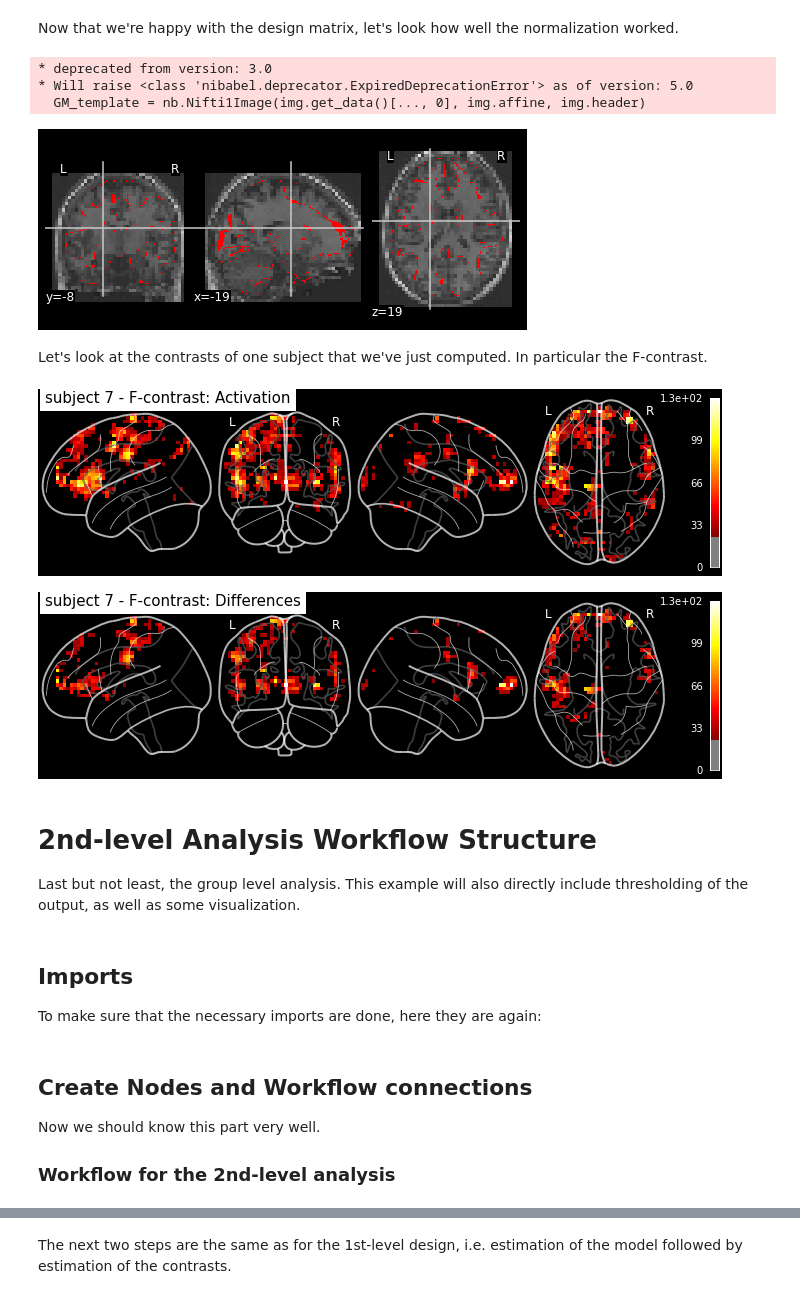
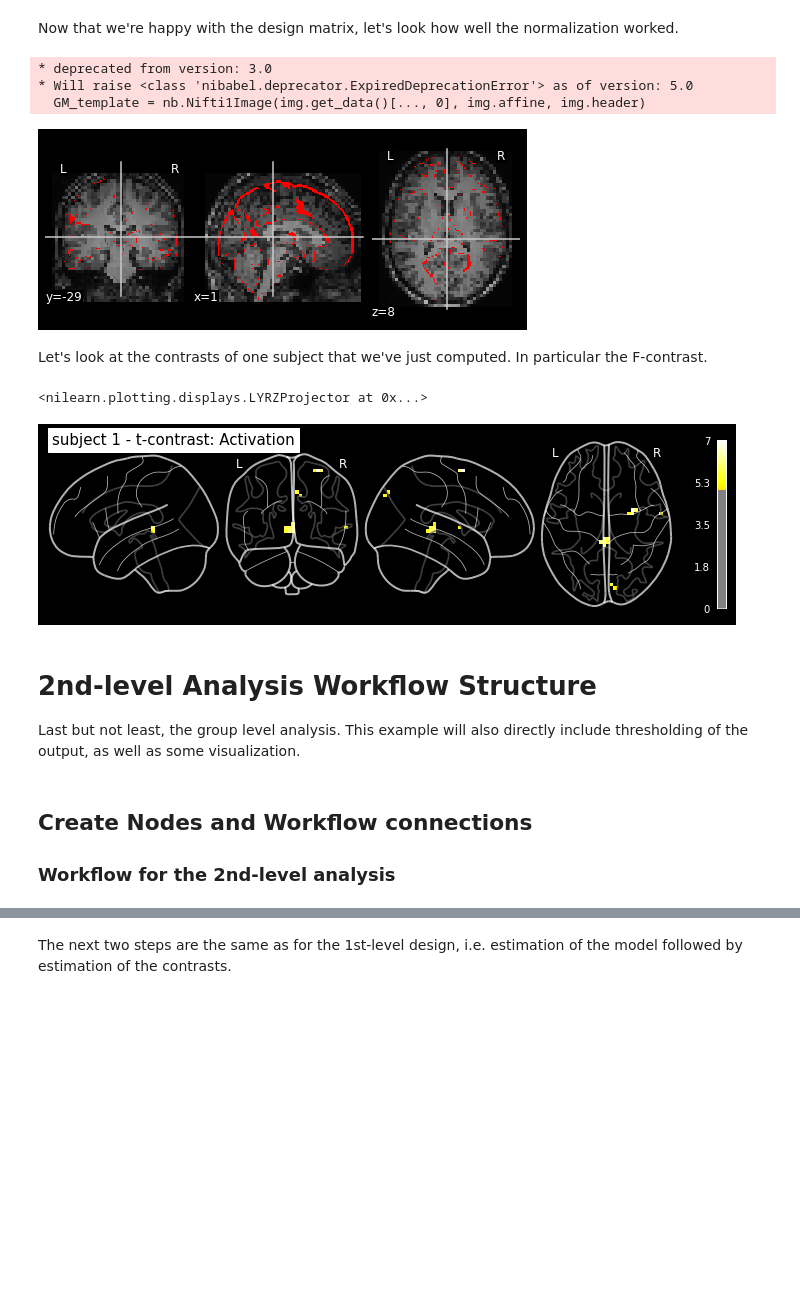
Before and after one commit to siyunb/Mount_Code, a Jupyter notebook: Visual_search_task/Individual_analysis.ipynb, the cells around one changed output, grey strips where cells are left out. Saved outputs shown, nothing was run; the diff lists cells and outputs as text; code cells hidden in the pictures; blank space fills up the shorter version.

```diff
--- a/Visual_search_task/Individual_analysis.ipynb
+++ b/Visual_search_task/Individual_analysis.ipynb
@@ -588,8 +672,8 @@ img = nb.load('/opt/spm12-r7219/spm12_mcr/spm12/tpm/TPM.nii')
 GM_template = nb.Nifti1Image(img.get_data()[..., 0], img.affine, img.header)
 
 # Plot normalized subject anatomy
-display = plot_anat('/home/neuro/Result/Nipype_tutorial/working_dir/datasink_handson/normalized/sub-07/wsub-07_ses-test_T1w.nii',
-                    dim=-0.1)
+display = plot_anat('/home/neuro/Result/Visual_search_task/1st_analysis/analysis_result/datasink/normalized/sub-01/wsub-01_ses-test_anat_sT1W.nii',
+                    dim=-0.3)
 
 # Overlay in edges GM map
 display.add_edges(GM_template)
@@ -597,32 +681,17 @@ display.add_edges(GM_template)
 * deprecated from version: 3.0
 * Will raise <class 'nibabel.deprecator.ExpiredDeprecationError'> as of version: 5.0
   GM_template = nb.Nifti1Image(img.get_data()[..., 0], img.affine, img.header)
-[figure, old version]
+[figure, new version]
 # %% [markdown]
 Let's look at the contrasts of one subject that we've just computed. In particular the F-contrast.
 # %%
-plot_glass_brain('/home/neuro/Result/Nipype_tutorial/working_dir/datasink_handson/normalized/sub-07/wess_0008.nii',
-                 output_file="/home/neuro/Result/Nipype_tutorial/working_dir/datasink_handson/normalized/sub-07/f-contr_activation.png",
-                 colorbar=True, display_mode='lyrz', black_bg=True, threshold=25,
-                 title='subject 7 - F-contrast: Activation');
-
-Image(filename='/home/neuro/Result/Nipype_tutorial/working_dir/datasink_handson/normalized/sub-07/f-contr_activation.png')
+plot_glass_brain('/home/neuro/Result/Visual_search_task/1st_analysis/analysis_result/datasink/normalized/sub-01/wcon_0002.nii',
+                 colorbar=True, display_mode='lyrz', black_bg=True, threshold=5,
+                 title='subject 1 - t-contrast: Activation')
 # %% [output]
+<nilearn.plotting.displays.LYRZProjector at 0x...>
-[figure, old version]
+[figure, new version]
-# %%
-plot_glass_brain('/home/neuro/Result/Nipype_tutorial/working_dir/datasink_handson/normalized/sub-07/wess_0009.nii',
-                 output_file="/home/neuro/Result/Nipype_tutorial/working_dir/datasink_handson/normalized/sub-07/f-contr_differences.png",
-                 colorbar=True, display_mode='lyrz', black_bg=True, threshold=25,
-                 title='subject 7 - F-contrast: Differences');
-
-Image(filename='/home/neuro/Result/Nipype_tutorial/working_dir/datasink_handson/normalized/sub-07/f-contr_differences.png')
-# %% [output]
-[figure, removed]
 # %% [markdown]
 # 2nd-level Analysis Workflow Structure
 
 Last but not least, the group level analysis. This example will also directly include thresholding of the output, as well as some visualization.
-# %% [markdown]
-## Imports
-
-To make sure that the necessary imports are done, here they are again:
@@ -636,6 +698,4 @@ MatlabCommand.set_default_paths('/opt/spm12-r7219/spm12_mcr/spm12')
 # %% [markdown]
 ## Create Nodes and Workflow connections
 
-Now we should know this part very well.
-
 ### Workflow for the 2nd-level analysis
```
Also changed, not shown: parts of 75 cells of this notebook, 4 other files.
